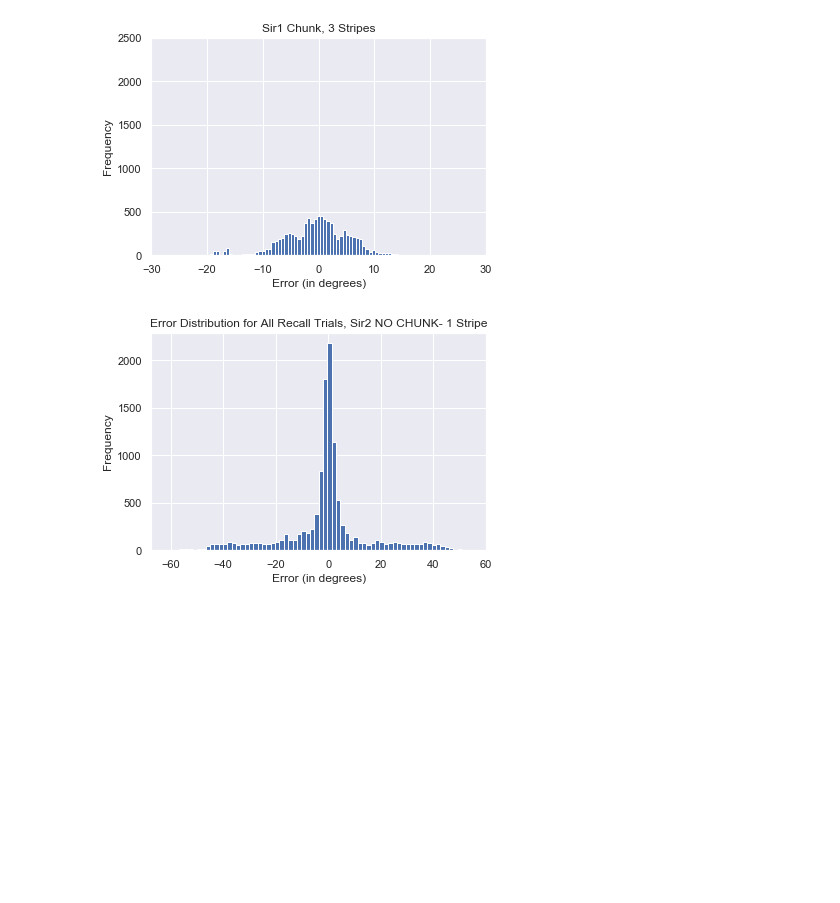
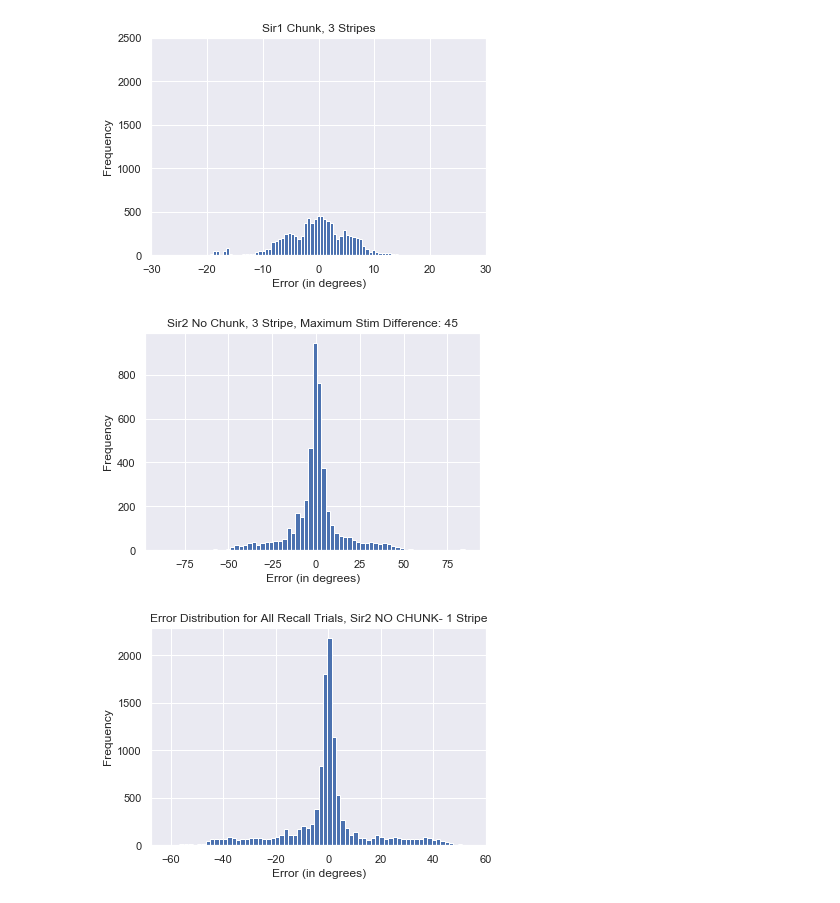
Before and after one commit to AneriSoni/workingmemory, a Jupyter notebook: analysis/ModelComparisons.ipynb, the cells around one changed output. Drawn from its saved outputs; the diff is of its cells as text; code cells hidden in the pictures; blank space fills up the shorter version.

```diff
--- a/analysis/ModelComparisons.ipynb
+++ b/analysis/ModelComparisons.ipynb
@@ -58,6 +116,15 @@ files = os.listdir(base)
 full_files = [base+f for f in files]
 p = Precision()
 err_sir2_chunk_3Stripe = p.mult_models(full_files)
+# %%
+
+plt.hist(err_sir2_nochunk_3Stripe[:len(err_sir2_chunk_3Stripe)], bins = 70)
+plt.title('Sir2 No Chunk, 3 Stripe, Maximum Stim Difference: 45')
+plt.xlabel('Error (in degrees)')
+plt.ylabel('Frequency')
+plt.show()
+# %% [output]
+[figure, added]
 # %%
 #sir1 Ring
 base = "Z:/leabra/examples/workingmemory/sir1/results/Ring/LargeJob/1Stripe/"
```
Also changed, not shown: parts of 3 cells of this notebook, 3 other files.
